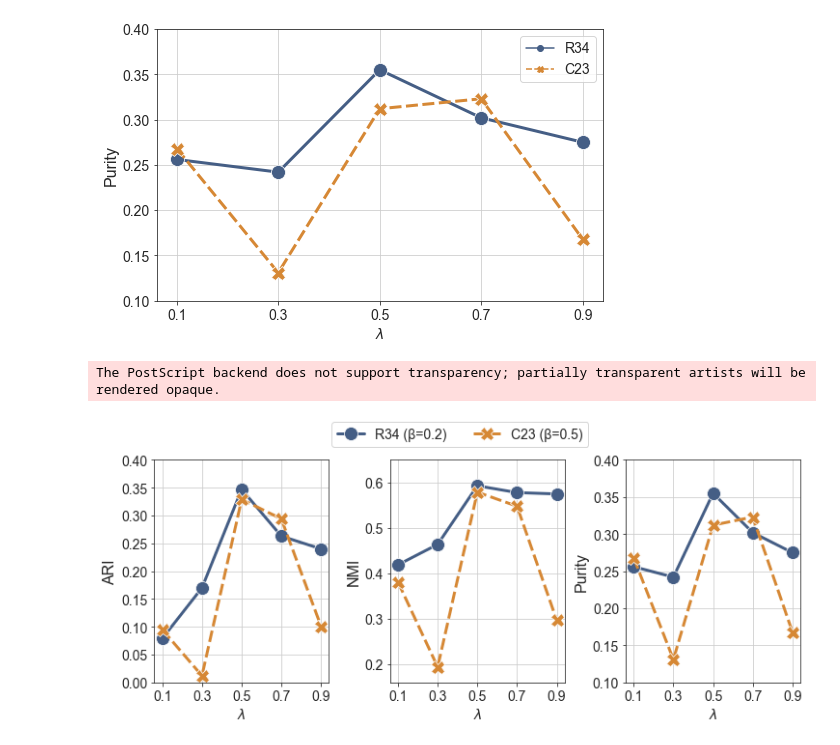
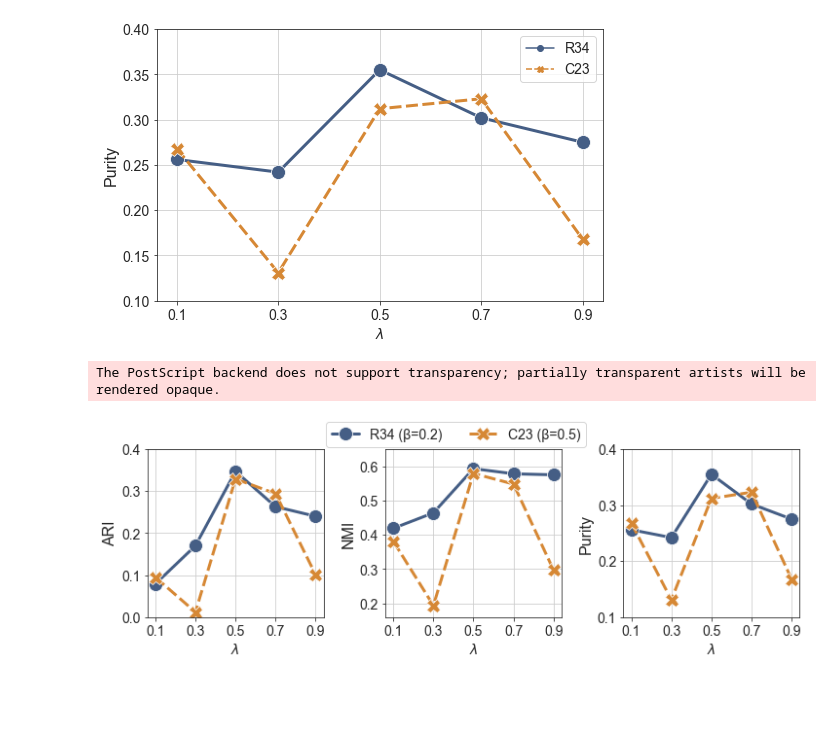
Before and after one commit to hopemini/data_processing, a Jupyter notebook: jideca_params/jideca_real_lambda.ipynb, the cells around one changed output. Drawn from its saved outputs; the diff is of its cells as text; code cells hidden in the pictures; blank space fills up the shorter version.

Commit message:
Update image size of lambda

```diff
--- a/jideca_params/jideca_real_lambda.ipynb
+++ b/jideca_params/jideca_real_lambda.ipynb
@@ -126,37 +126,37 @@ plt.legend(loc='best')
 <matplotlib.legend.Legend at 0x...>
 [figure]
 # %%
-plt.figure(figsize=(12,4))
+plt.figure(figsize=(12,3))
 sns.set_style("ticks", {'axes.grid' : True})
 plt.subplots_adjust(left=0.125, bottom=0.1,  right=0.9, top=0.9, wspace=0.35, hspace=0.35)
 colors = ['#455E85', '#D68835']
 
 plt.subplot(1, 3, 1)
 ax1 = sns.lineplot(x='simple', y='ari', data=df_ari, linewidth=3, palette=colors, hue='class', style='class', markers=True, markersize=14)
 plt.ylim(0, 0.4)
 plt.xlabel(r'$\lambda$')
 plt.ylabel('ARI', fontsize=16)
 ax1.get_legend().remove()
 
 plt.subplot(1, 3, 2)
 ax2 = sns.lineplot(x='simple', y='nmi', data=df_nmi, linewidth=3, palette=colors, hue='class', style='class', markers=True, markersize=14)
 plt.ylim(0.16, 0.65)
 plt.xlabel(r'$\lambda$')
 plt.ylabel('NMI', fontsize=16)
 ax2.get_legend().remove()
 
 plt.subplot(1, 3, 3)
 ax3 = sns.lineplot(x='simple', y='purity', data=df_purity, linewidth=3, palette=colors, hue='class', style='class', markers=True, markersize=14)
 plt.ylim(0.1, 0.4)
 plt.xlabel(r'$\lambda$')
 plt.ylabel('Purity', fontsize=16)
 ax3.get_legend().remove()
 _label = ["R34 (β=0.2)", "C23 (β=0.5)"]
 #_label = ["R34", "C23"]
 plt.legend(bbox_to_anchor=(-0.95, 1.2), loc="upper center", ncol=3, labels=_label)
 
 plt.savefig('../result/jideca_lambda.png', format='png', bbox_inches='tight', transparent=True)
 plt.savefig('../result/jideca_lambda.eps', format='eps', bbox_inches='tight')
 # %% [output]
 The PostScript backend does not support transparency; partially transparent artists will be rendered opaque.
-[figure, old version]
+[figure, new version]
```
Also changed, not shown: 2 other files.
